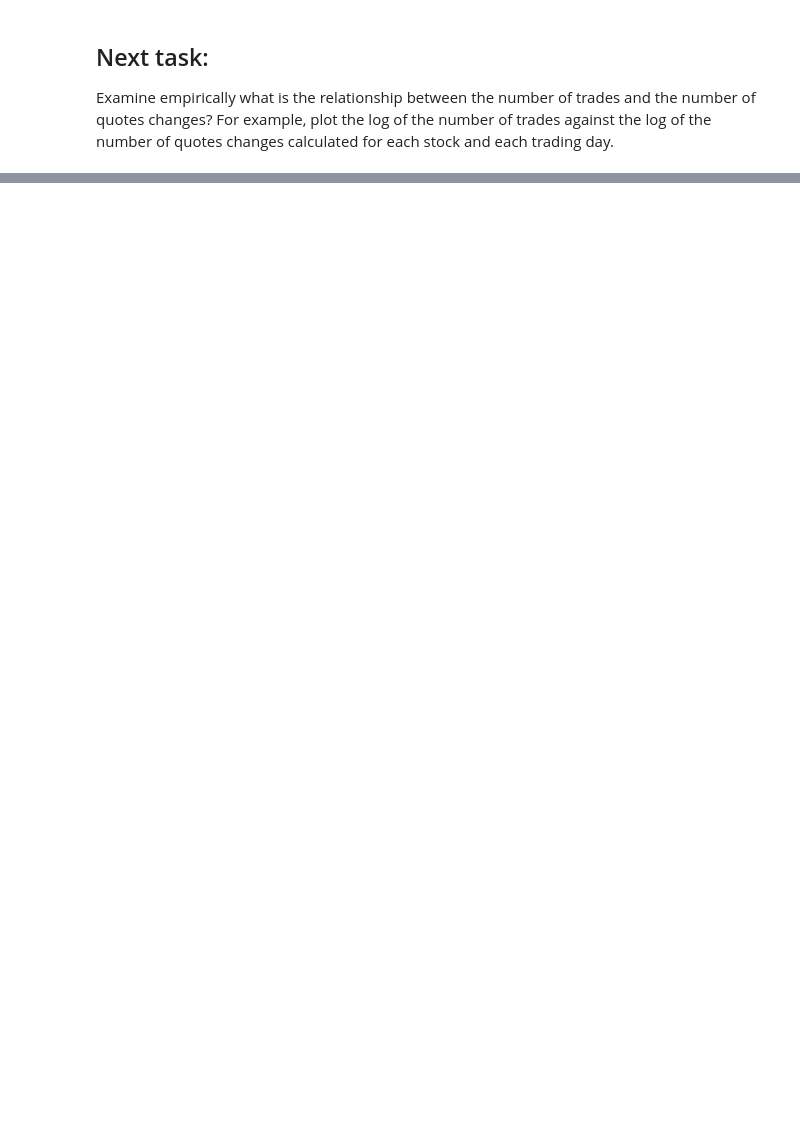
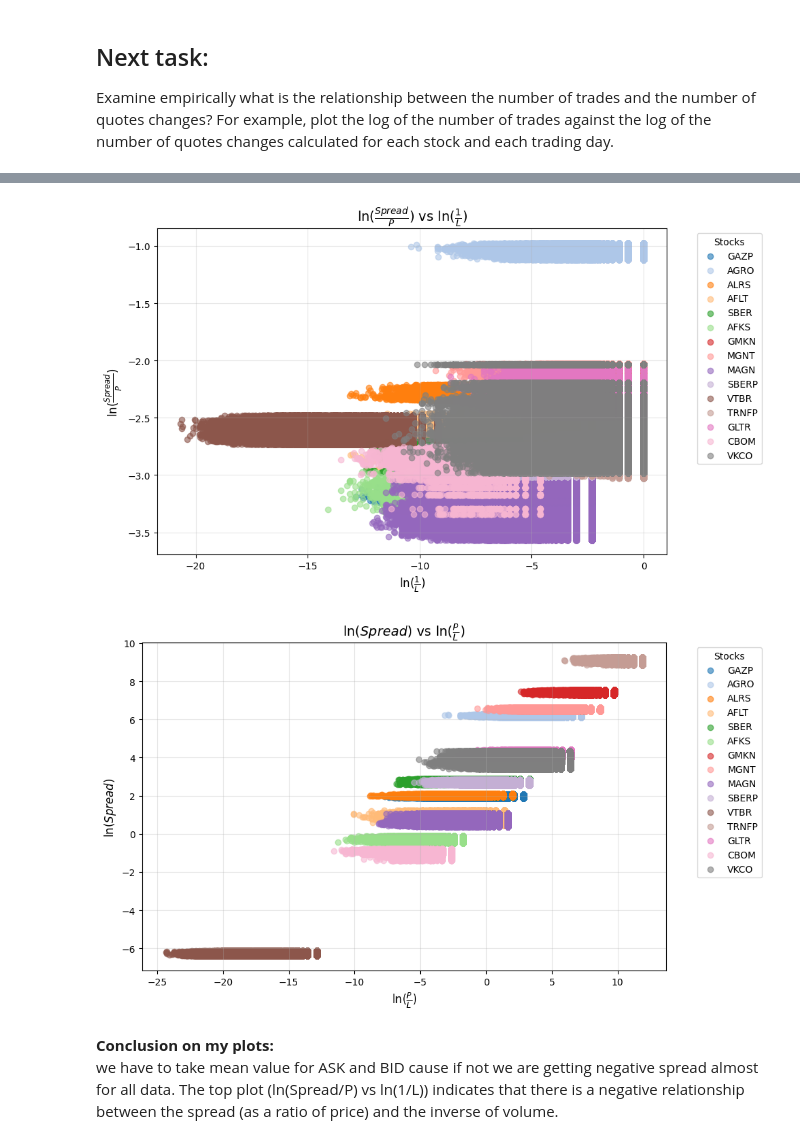
Before and after one commit to Matvey2022/Financy_project, a Jupyter notebook: solution.ipynb, the cells around one changed output, grey strips where cells are left out. Drawn from its saved outputs; the diff is of its cells as text; code cells hidden in the pictures; blank space fills up the shorter version.

```diff
--- a/solution.ipynb
+++ b/solution.ipynb
@@ -401,0 +502,70 @@ the log of the number of quotes changes calculated for each stock and each tradi
+# %%
+data = pd.read_csv("C:\\Users\\user\\Desktop\\Innopolis_courses\\Financy_project\\data\\Processed_data\\processed_data.csv")
+
+# Extract hour and minute from TIME (HHMMSSZZZXXX format)
+data['hour'] = data['TIME'].astype(str).str[:2]
+data['minute'] = data['TIME'].astype(str).str[2:4]
+data['minute_interval'] = data['hour'] + ':' + data['minute']
+
+# Group by SECCODE and minute interval to approximate ASK and BID
+minute_grouped = data.groupby(['SECCODE', 'minute_interval'])
+
+# Calculate ASK (max price) and BID (min price)
+ask_prices = minute_grouped['PRICE'].max().rename('ASK')
+bid_prices = minute_grouped['PRICE'].min().rename('BID')
+
+# Merge ASK and BID back into the main DataFrame
+data = data.merge(ask_prices, on=['SECCODE', 'minute_interval'])
+data = data.merge(bid_prices, on=['SECCODE', 'minute_interval'])
+
+# Filter out invalid rows (e.g., spreads ≤ 0 or missing volume)
+data = data[(data['ASK'] > data['BID']) & (data['VOLUME'] > 0)]
+
+# Calculate mid-price and spread
+data['mid_price'] = (data['ASK'] + data['BID']) / 2
+data['spread'] = data['ASK'] - data['BID']
+
+# Calculate ln(Spread/P), ln(1/L), ln(Spread), and ln(P/L)
+data['ln_spread_over_price'] = np.log(data['spread'] / data['mid_price'])
+data['ln_inverse_volume'] = np.log(1 / data['VOLUME'])
+data['ln_spread'] = np.log(data['spread'])
+data['ln_price_over_volume'] = np.log(data['mid_price'] / data['VOLUME'])
+
+# Assign unique colors to each stock
+unique_stocks = data['SECCODE'].unique()
+stock_colors = {stock: color for stock, color in zip(unique_stocks, plt.cm.tab20.colors)}
+
+# ---- a) Plot ln(Spread/P) vs ln(1/L) ----
+plt.figure(figsize=(12, 6))
+for stock in unique_stocks:
+    subset = data[data['SECCODE'] == stock]
+    plt.scatter(subset['ln_inverse_volume'], subset['ln_spread_over_price'],
+                label=stock, color=stock_colors[stock], alpha=0.6)
+plt.title(r"$\ln(\frac{Spread}{P})$ vs $\ln(\frac{1}{L})$", fontsize=14)
+plt.xlabel(r"$\ln(\frac{1}{L})$", fontsize=12)
+plt.ylabel(r"$\ln(\frac{Spread}{P})$", fontsize=12)
+plt.grid(alpha=0.3)
+plt.legend(title="Stocks", bbox_to_anchor=(1.05, 1), loc='upper left')
+plt.tight_layout()
+plt.savefig("ln_spread_over_price_vs_ln_inverse_volume.png", dpi=300)
+plt.show()
+
+# ---- b) Plot ln(Spread) vs ln(P/L) ----
+plt.figure(figsize=(12, 6))
+for stock in unique_stocks:
+    subset = data[data['SECCODE'] == stock]
+    plt.scatter(subset['ln_price_over_volume'], subset['ln_spread'],
+                label=stock, color=stock_colors[stock], alpha=0.6)
+plt.title(r"$\ln(Spread)$ vs $\ln(\frac{P}{L})$", fontsize=14)
+plt.xlabel(r"$\ln(\frac{P}{L})$", fontsize=12)
+plt.ylabel(r"$\ln(Spread)$", fontsize=12)
+plt.grid(alpha=0.3)
+plt.legend(title="Stocks", bbox_to_anchor=(1.05, 1), loc='upper left')
+plt.tight_layout()
+plt.savefig("ln_spread_vs_ln_price_over_volume.png", dpi=300)
+plt.show()
+# %% [output]
+[figure, added]
+[figure, added]
+# %% [markdown]
+**Conclusion on my plots:** <br> we have to take mean value for ASK and BID cause if not we are getting negative spread almost for all data. The top plot (ln(Spread/P) vs ln(1/L)) indicates that there is a negative relationship between the spread (as a ratio of price) and the inverse of volume.
```
Also changed, not shown: parts of 42 cells of this notebook, 4 other files.
